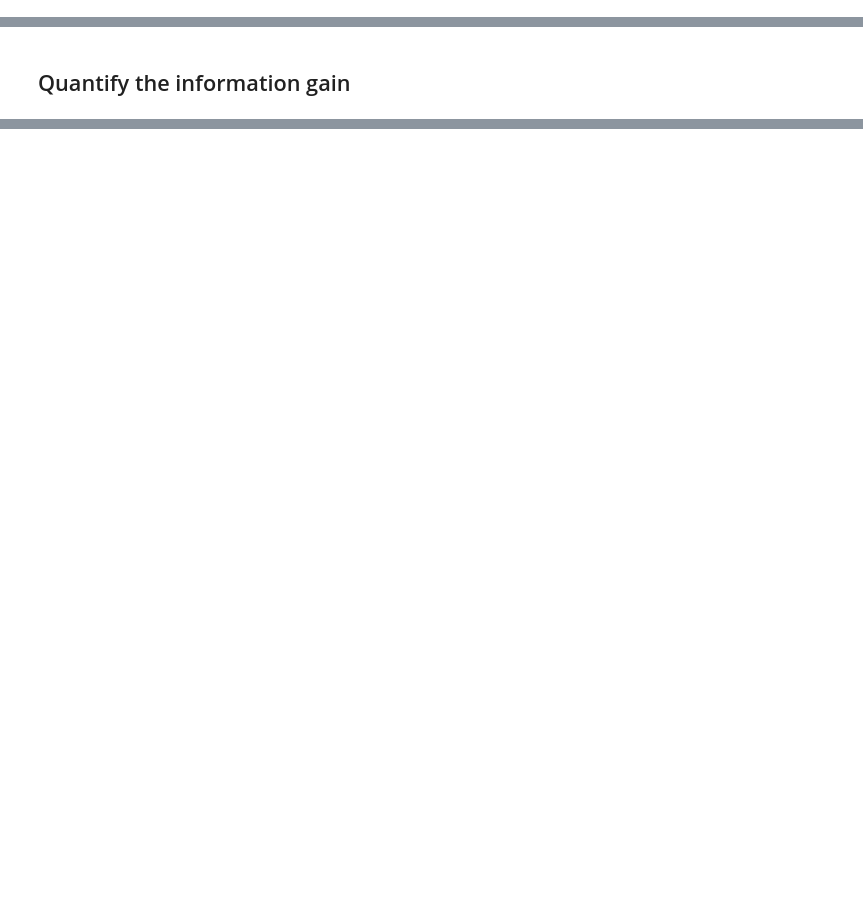
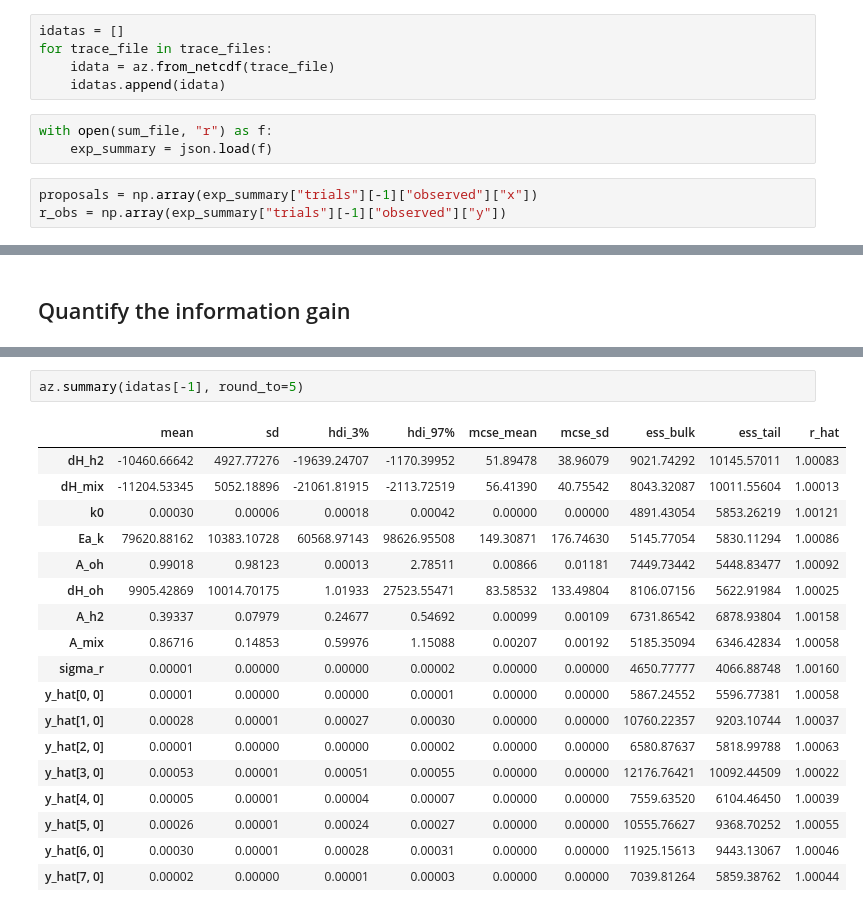
Before and after one commit to ChemRxnEngLab/BayesianIO4kinetics, a Jupyter notebook: HSA_Cam_B_013.ipynb, the cells around one changed output, grey strips where cells are left out. Cells and saved outputs as stored; diff of their text form; blank space fills up the shorter version.

```diff
--- a/HSA_Cam_B_013.ipynb
+++ b/HSA_Cam_B_013.ipynb
@@ -170 +72,12 @@ def max_func(x, idata, key="posterior"):
+# %%
+idatas = []
+for trace_file in trace_files:
+    idata = az.from_netcdf(trace_file)
+    idatas.append(idata)
+# %%
+with open(sum_file, "r") as f:
+    exp_summary = json.load(f)
+# %%
+proposals = np.array(exp_summary["trials"][-1]["observed"]["x"])
+r_obs = np.array(exp_summary["trials"][-1]["observed"]["y"])
 # %%
@@ -531,0 +331,21 @@ plt.plot(np.arange(len(kldses)) + 4, kldses)
+# %%
+az.summary(idatas[-1], round_to=5)
+# %% [output]
+|  | mean | sd | hdi_3% | hdi_97% | mcse_mean | mcse_sd | ess_bulk | ess_tail | r_hat |
+| dH_h2 | -10460.66642 | 4927.77276 | -19639.24707 | -1170.39952 | 51.89478 | 38.96079 | 9021.74292 | 10145.57011 | 1.00083 |
+| dH_mix | -11204.53345 | 5052.18896 | -21061.81915 | -2113.72519 | 56.41390 | 40.75542 | 8043.32087 | 10011.55604 | 1.00013 |
+| k0 | 0.00030 | 0.00006 | 0.00018 | 0.00042 | 0.00000 | 0.00000 | 4891.43054 | 5853.26219 | 1.00121 |
+| Ea_k | 79620.88162 | 10383.10728 | 60568.97143 | 98626.95508 | 149.30871 | 176.74630 | 5145.77054 | 5830.11294 | 1.00086 |
+| A_oh | 0.99018 | 0.98123 | 0.00013 | 2.78511 | 0.00866 | 0.01181 | 7449.73442 | 5448.83477 | 1.00092 |
+| dH_oh | 9905.42869 | 10014.70175 | 1.01933 | 27523.55471 | 83.58532 | 133.49804 | 8106.07156 | 5622.91984 | 1.00025 |
+| A_h2 | 0.39337 | 0.07979 | 0.24677 | 0.54692 | 0.00099 | 0.00109 | 6731.86542 | 6878.93804 | 1.00158 |
+| A_mix | 0.86716 | 0.14853 | 0.59976 | 1.15088 | 0.00207 | 0.00192 | 5185.35094 | 6346.42834 | 1.00058 |
+| sigma_r | 0.00001 | 0.00000 | 0.00000 | 0.00002 | 0.00000 | 0.00000 | 4650.77777 | 4066.88748 | 1.00160 |
+| y_hat[0, 0] | 0.00001 | 0.00000 | 0.00000 | 0.00001 | 0.00000 | 0.00000 | 5867.24552 | 5596.77381 | 1.00058 |
+| y_hat[1, 0] | 0.00028 | 0.00001 | 0.00027 | 0.00030 | 0.00000 | 0.00000 | 10760.22357 | 9203.10744 | 1.00037 |
+| y_hat[2, 0] | 0.00001 | 0.00000 | 0.00000 | 0.00002 | 0.00000 | 0.00000 | 6580.87637 | 5818.99788 | 1.00063 |
+| y_hat[3, 0] | 0.00053 | 0.00001 | 0.00051 | 0.00055 | 0.00000 | 0.00000 | 12176.76421 | 10092.44509 | 1.00022 |
+| y_hat[4, 0] | 0.00005 | 0.00001 | 0.00004 | 0.00007 | 0.00000 | 0.00000 | 7559.63520 | 6104.46450 | 1.00039 |
+| y_hat[5, 0] | 0.00026 | 0.00001 | 0.00024 | 0.00027 | 0.00000 | 0.00000 | 10555.76627 | 9368.70252 | 1.00055 |
+| y_hat[6, 0] | 0.00030 | 0.00001 | 0.00028 | 0.00031 | 0.00000 | 0.00000 | 11925.15613 | 9443.13067 | 1.00046 |
+| y_hat[7, 0] | 0.00002 | 0.00000 | 0.00001 | 0.00003 | 0.00000 | 0.00000 | 7039.81264 | 5859.38762 | 1.00044 |
```
Also changed, not shown: parts of 33 cells of this notebook, 1 other file.
